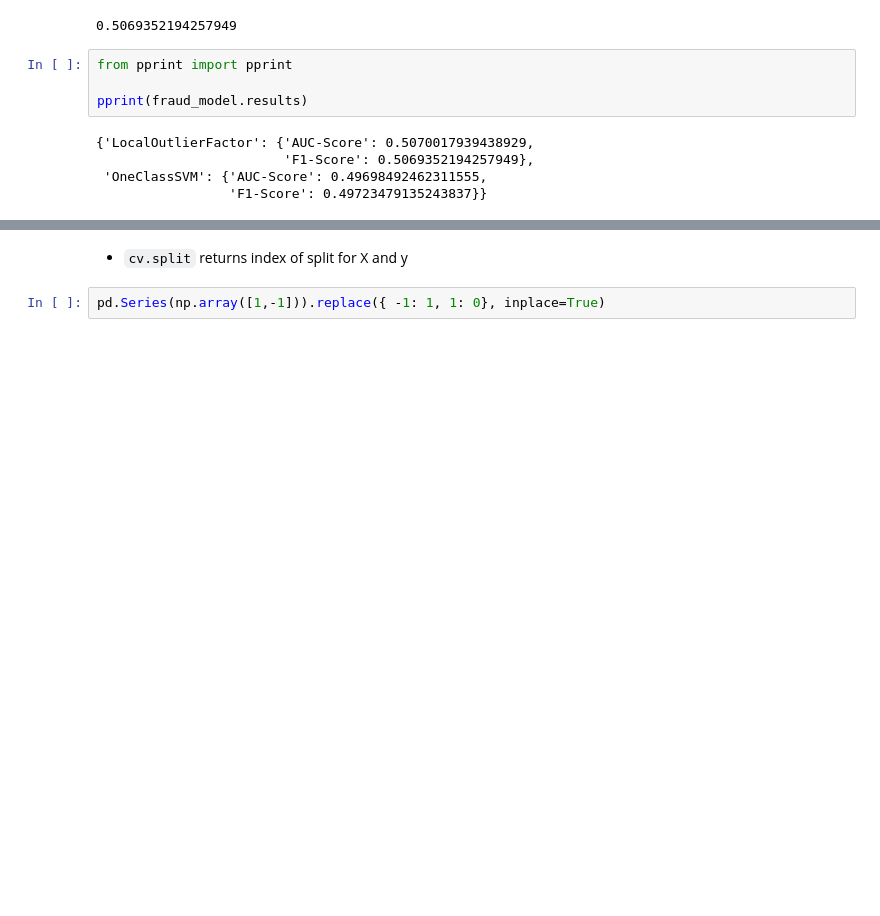
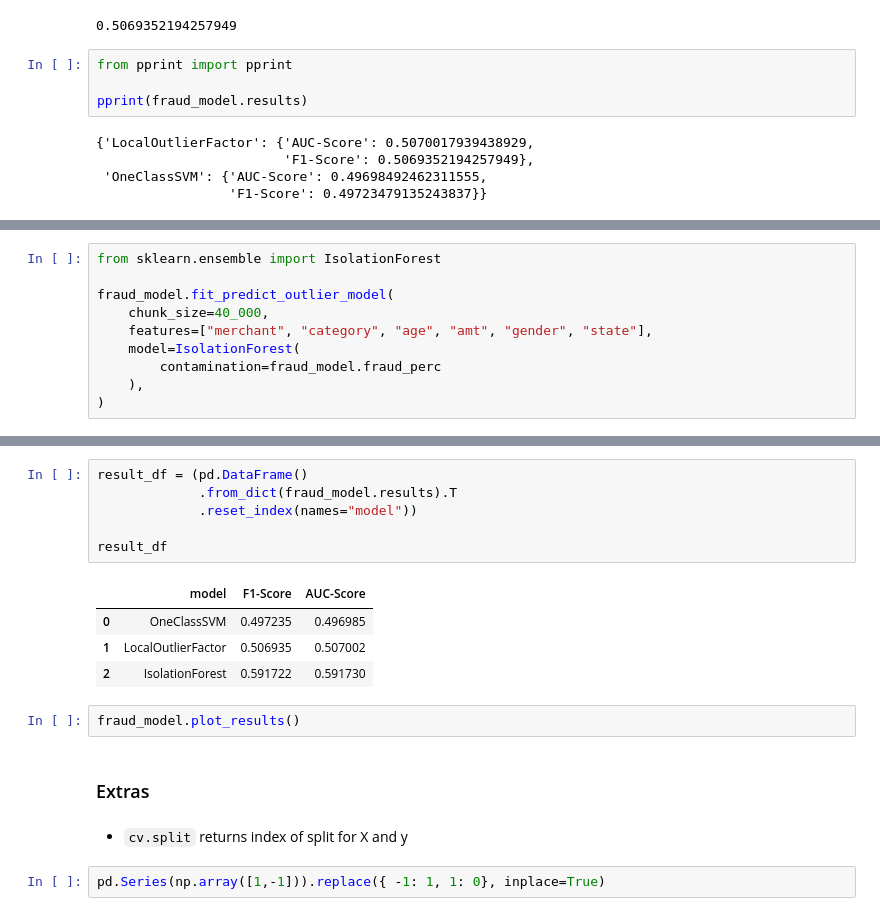
Before and after one commit to alliwene/fraud-detection, a Jupyter notebook: fraud.ipynb, the cells around one changed output, grey strips where cells are left out. Cells and saved outputs as stored; diff of their text form; blank space fills up the shorter version.

Commit message:
feat: train isolation forest and compare results

```diff
--- a/fraud.ipynb
+++ b/fraud.ipynb
@@ -1046,0 +1038,10 @@ pprint(fraud_model.results)
+# %%
+from sklearn.ensemble import IsolationForest
+
+fraud_model.fit_predict_outlier_model(
+    chunk_size=40_000,
+    features=["merchant", "category", "age", "amt", "gender", "state"],
+    model=IsolationForest(
+        contamination=fraud_model.fraud_perc
+    ),
+)
@@ -1047,3 +1068,18 @@ pprint(fraud_model.results)
+# %%
+result_df = (pd.DataFrame()
+             .from_dict(fraud_model.results).T
+             .reset_index(names="model"))
+
+result_df
+# %% [output]
+|  | model | F1-Score | AUC-Score |
+| 0 | OneClassSVM | 0.497235 | 0.496985 |
+| 1 | LocalOutlierFactor | 0.506935 | 0.507002 |
+| 2 | IsolationForest | 0.591722 | 0.591730 |
+# %%
+fraud_model.plot_results()
+# %% [markdown]
+### Extras
 # %% [markdown]
 - `cv.split` returns index of split for X and y
 # %%
```
Also changed, not shown: parts of 8 cells of this notebook, 2 other files.
